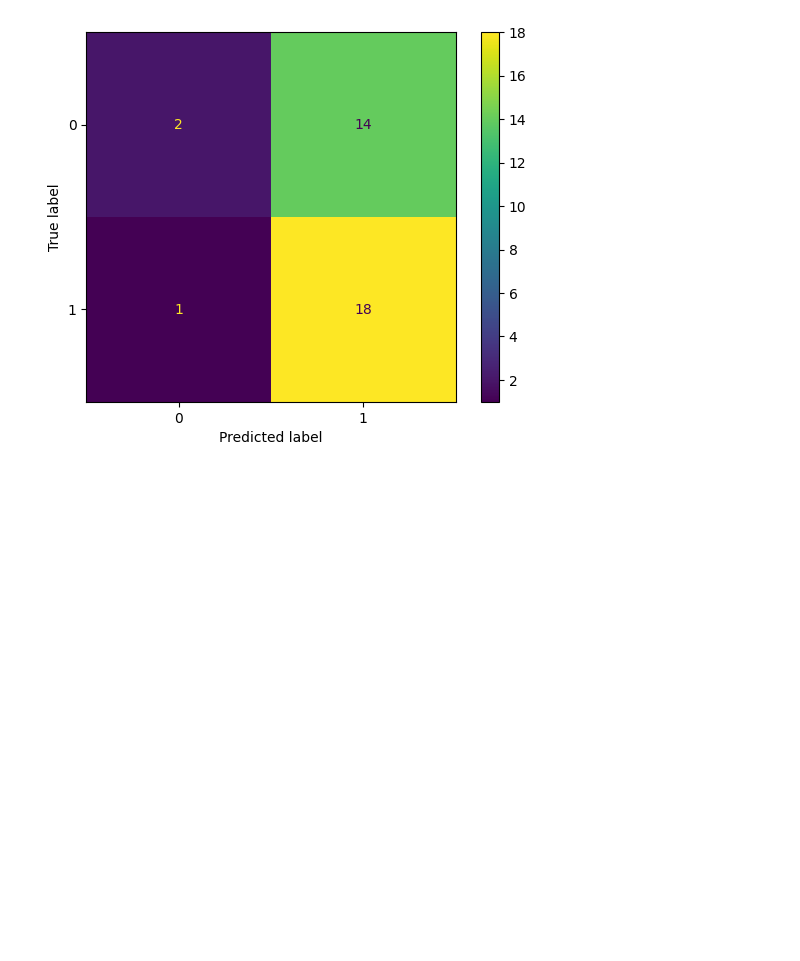
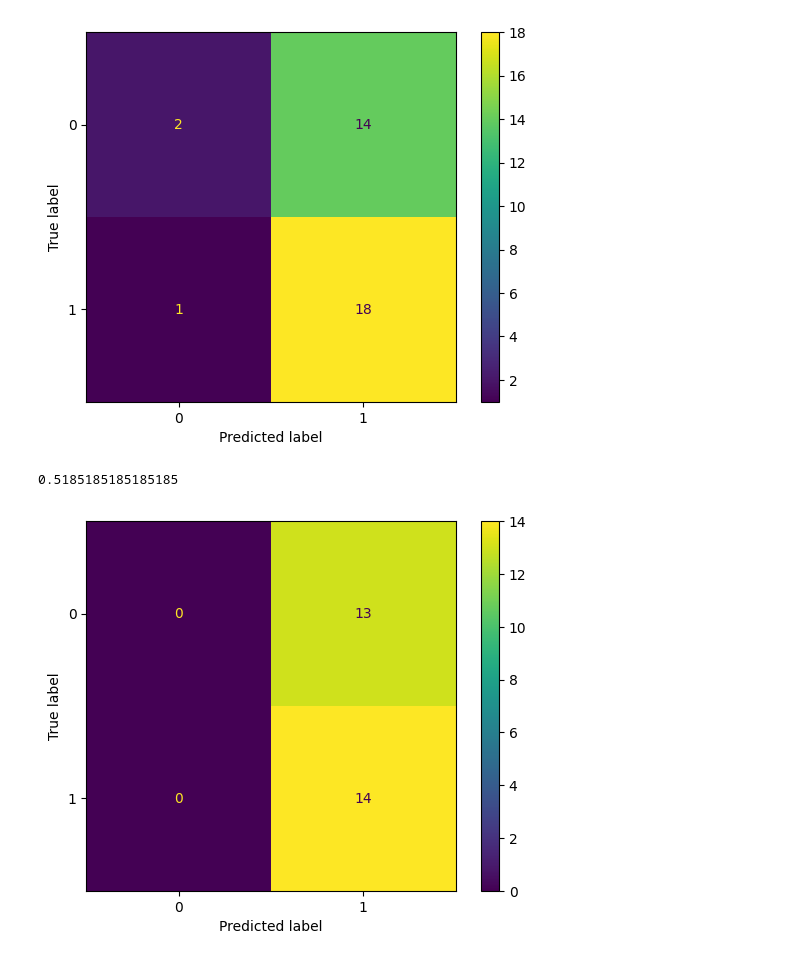
Before and after one commit to TamimEhsan/internship-nwpgcl-faulty-sensor-detection, a Jupyter notebook: Task 1/Task_1.ipynb, the cells around one changed output. Drawn from its saved outputs; the diff is of its cells as text; code cells hidden in the pictures; blank space fills up the shorter version.

```diff
--- a/Task 1/Task_1.ipynb
+++ b/Task 1/Task_1.ipynb
@@ -98,3 +99,30 @@ cm_display = ConfusionMatrixDisplay(cm).plot()
 # %% [output]
 0.5714285714285714
 [figure]
+# %%
+# Random Forest Regressor
+from sklearn.ensemble import RandomForestRegressor
+from sklearn.metrics import mean_absolute_error
+from sklearn.model_selection import train_test_split
+
+X_training, X_testing, y_training, y_testing = train_test_split(
+    X_main, y_main, test_size=0.3,random_state=42
+)
+forest_model = RandomForestRegressor(random_state=1)
+forest_model.fit(X_training, y_training)
+
+predictions = model.predict(X_testing)
+
+from sklearn.metrics import accuracy_score
+acc = accuracy_score(y_testing, predictions)
+
+print(acc)
+
+from sklearn.metrics import confusion_matrix
+from sklearn.metrics import ConfusionMatrixDisplay
+
+cm = confusion_matrix(y_testing, predictions)
+cm_display = ConfusionMatrixDisplay(cm).plot()
+# %% [output]
+0.5185185185185185
+[figure, added]
```
Also changed, not shown: parts of 2 cells of this notebook.
